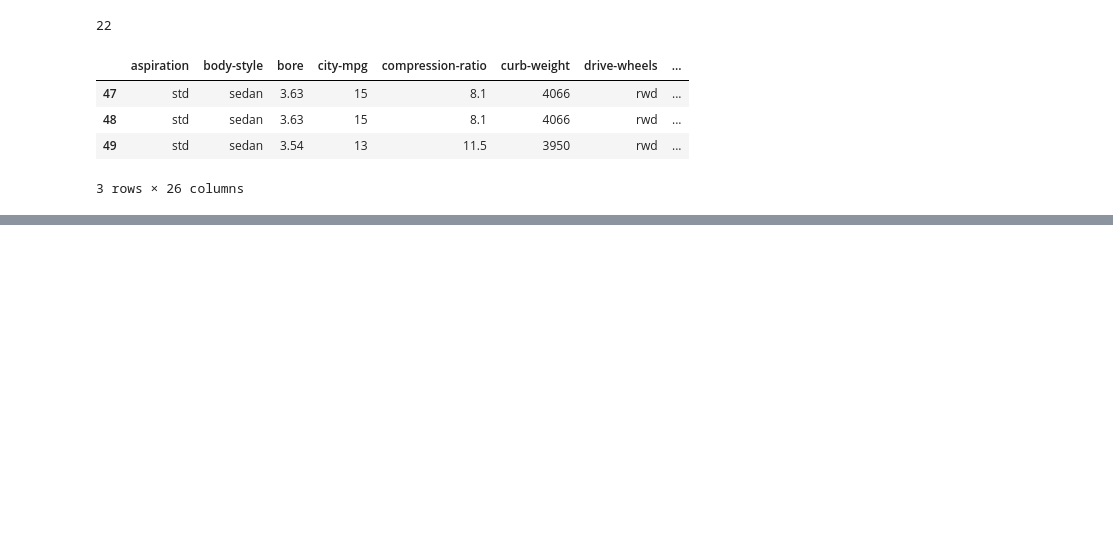
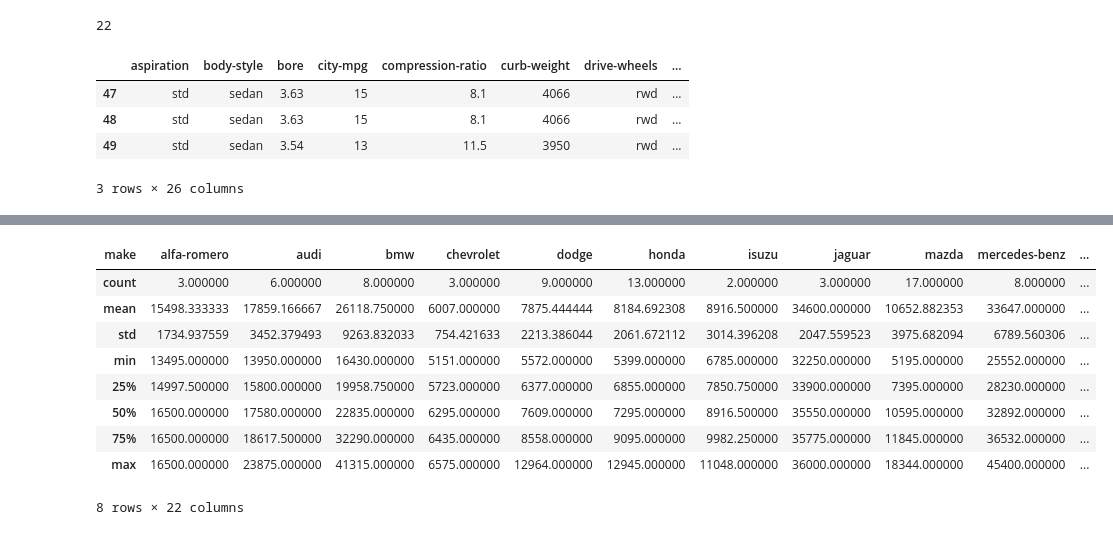
Before and after one commit to Wessnom/DataProcessing-Alexander-Wessner, a Jupyter notebook: Code-Alongs/L011_Aggregations.ipynb, the cells around one changed output, grey strips where cells are left out. Drawn from its saved outputs; the diff is of its cells as text; code cells hidden in the pictures; blank space fills up the shorter version.

```diff
--- a/Code-Alongs/L011_Aggregations.ipynb
+++ b/Code-Alongs/L011_Aggregations.ipynb
@@ -208,0 +228,18 @@ makes.get_group("jaguar")           # dessa två gör samma sak
+# %%
+sgb = makes["price"] # pandas.core.groupby.generic.SeriesGroupBy
+type(sgb)
+sgb.groups
+sgb.get_group("jaguar")
+sgb.mean().head(3)
+
+# formatterings möjligheter
+
+autos.groupby("make")["price"].mean().head(3)
+
+result = (
+autos
+    .groupby("make")["price"]
+    .mean()
+    .head(3)
+)
+result
@@ -208,0 +277,19 @@ makes.get_group("jaguar")           # dessa två gör samma sak
+# %%
+sgb.min()
+sgb.agg(["min", "mean", "max"]).head(5)
+# och att skriva ihop det: nedan
+autos.groupby("make")["price"].agg(["min", "mean", "max"]).head(5)
+
+autos.groupby("make")["price"].describe()
+autos.groupby("make")["price"].describe().transpose()
+# %% [output]
+| make | alfa-romero | audi | bmw | chevrolet | dodge | honda | isuzu | jaguar | mazda | mercedes-benz | ... |
+| count | 3.000000 | 6.000000 | 8.000000 | 3.000000 | 9.000000 | 13.000000 | 2.000000 | 3.000000 | 17.000000 | 8.000000 | ... |
+| mean | 15498.333333 | 17859.166667 | 26118.750000 | 6007.000000 | 7875.444444 | 8184.692308 | 8916.500000 | 34600.000000 | 10652.882353 | 33647.000000 | ... |
+| std | 1734.937559 | 3452.379493 | 9263.832033 | 754.421633 | 2213.386044 | 2061.672112 | 3014.396208 | 2047.559523 | 3975.682094 | 6789.560306 | ... |
+| min | 13495.000000 | 13950.000000 | 16430.000000 | 5151.000000 | 5572.000000 | 5399.000000 | 6785.000000 | 32250.000000 | 5195.000000 | 25552.000000 | ... |
+| 25% | 14997.500000 | 15800.000000 | 19958.750000 | 5723.000000 | 6377.000000 | 6855.000000 | 7850.750000 | 33900.000000 | 7395.000000 | 28230.000000 | ... |
+| 50% | 16500.000000 | 17580.000000 | 22835.000000 | 6295.000000 | 7609.000000 | 7295.000000 | 8916.500000 | 35550.000000 | 10595.000000 | 32892.000000 | ... |
+| 75% | 16500.000000 | 18617.500000 | 32290.000000 | 6435.000000 | 8558.000000 | 9095.000000 | 9982.250000 | 35775.000000 | 11845.000000 | 36532.000000 | ... |
+| max | 16500.000000 | 23875.000000 | 41315.000000 | 6575.000000 | 12964.000000 | 12945.000000 | 11048.000000 | 36000.000000 | 18344.000000 | 45400.000000 | ... |
+8 rows × 22 columns
```
Also changed, not shown: parts of 17 cells of this notebook.
